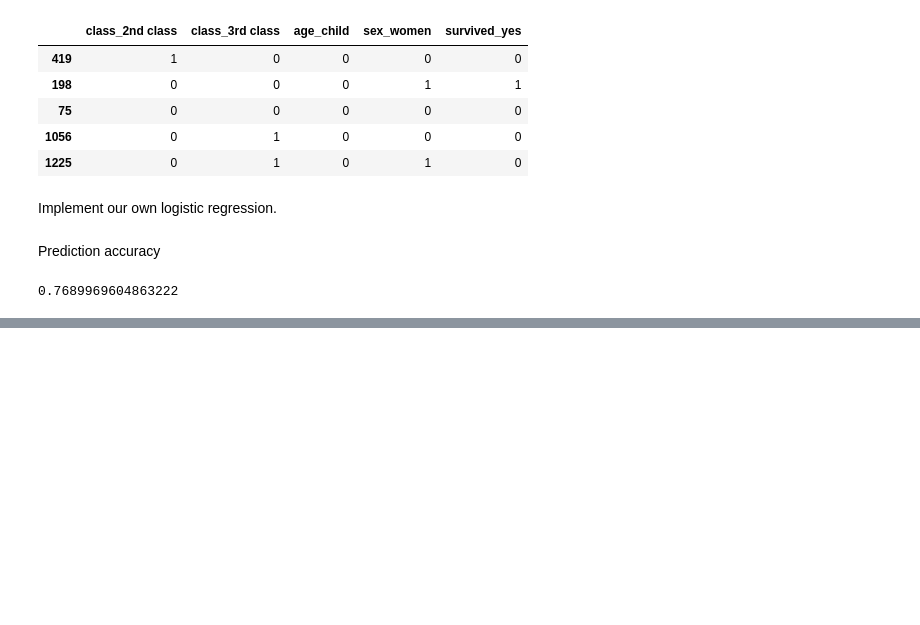
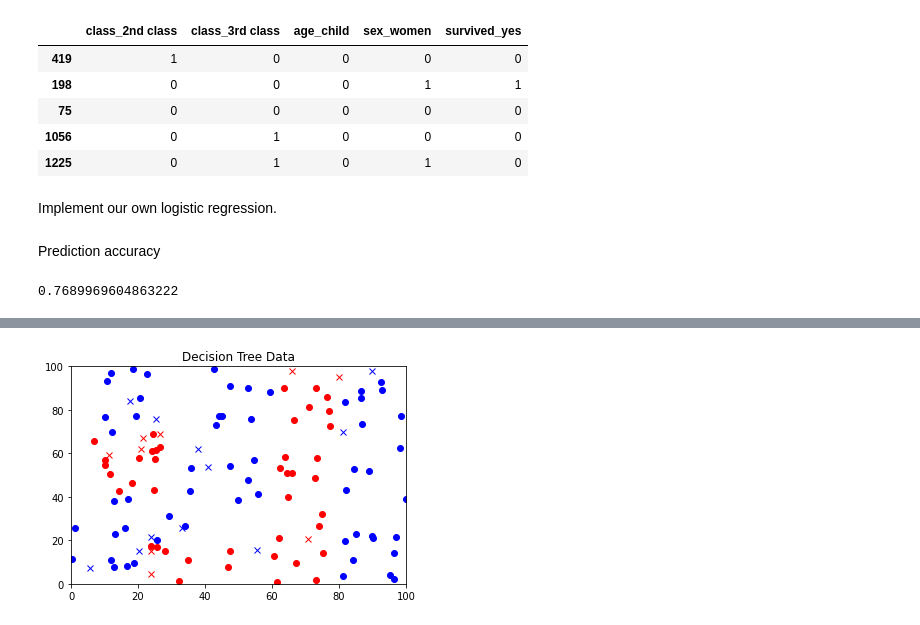
Before and after one commit to dliedtka/data_science_jqr, a Jupyter notebook: 03_08/03_08_02.ipynb, the cells around one changed output, grey strips where cells are left out. Saved outputs shown, nothing was run; the diff lists cells and outputs as text; code cells hidden in the pictures; blank space fills up the shorter version.

```diff
--- a/03_08/03_08_02.ipynb
+++ b/03_08/03_08_02.ipynb
@@ -168,0 +220,6 @@ print (right/total)
+# %%
+class leaf:
+    def __init__(self, data):
+        self.type = "leaf"
+        self.members = data
+        self.label = data[0][-1]
@@ -168,0 +339,3 @@ print (right/total)
+# %%
+#tmp_data = [[-1,1,0], [1,1,1], [1, -1, 0], [-1, -1, 1]]
+dt = decision_tree(data)
@@ -168,0 +344,18 @@ print (right/total)
+# %%
+test_data = generate_decision_tree_data(seed=69124, size=20)
+# %%
+for i in range(len(test_data)):
+    test_data[i][-1] = dt.predict(test_data[i])
+
+(test_blues, test_reds) = separate_blues_reds(test_data)
+# %%
+plt.scatter(blues[:,0], blues[:,1], color="b")
+plt.scatter(reds[:,0], reds[:,1], color="r")
+plt.plot(test_blues[:,0], test_blues[:,1], "bx", label="Predicted Blue")
+plt.plot(test_reds[:,0], test_reds[:,1], "rx", label="Predicted Red")
+plt.xlim(0, 100)
+plt.ylim(0, 100)
+plt.title("Decision Tree Data")
+plt.show()
+# %% [output]
+[figure, added]
```
Also changed, not shown: parts of 12 cells of this notebook, 4 other files.
